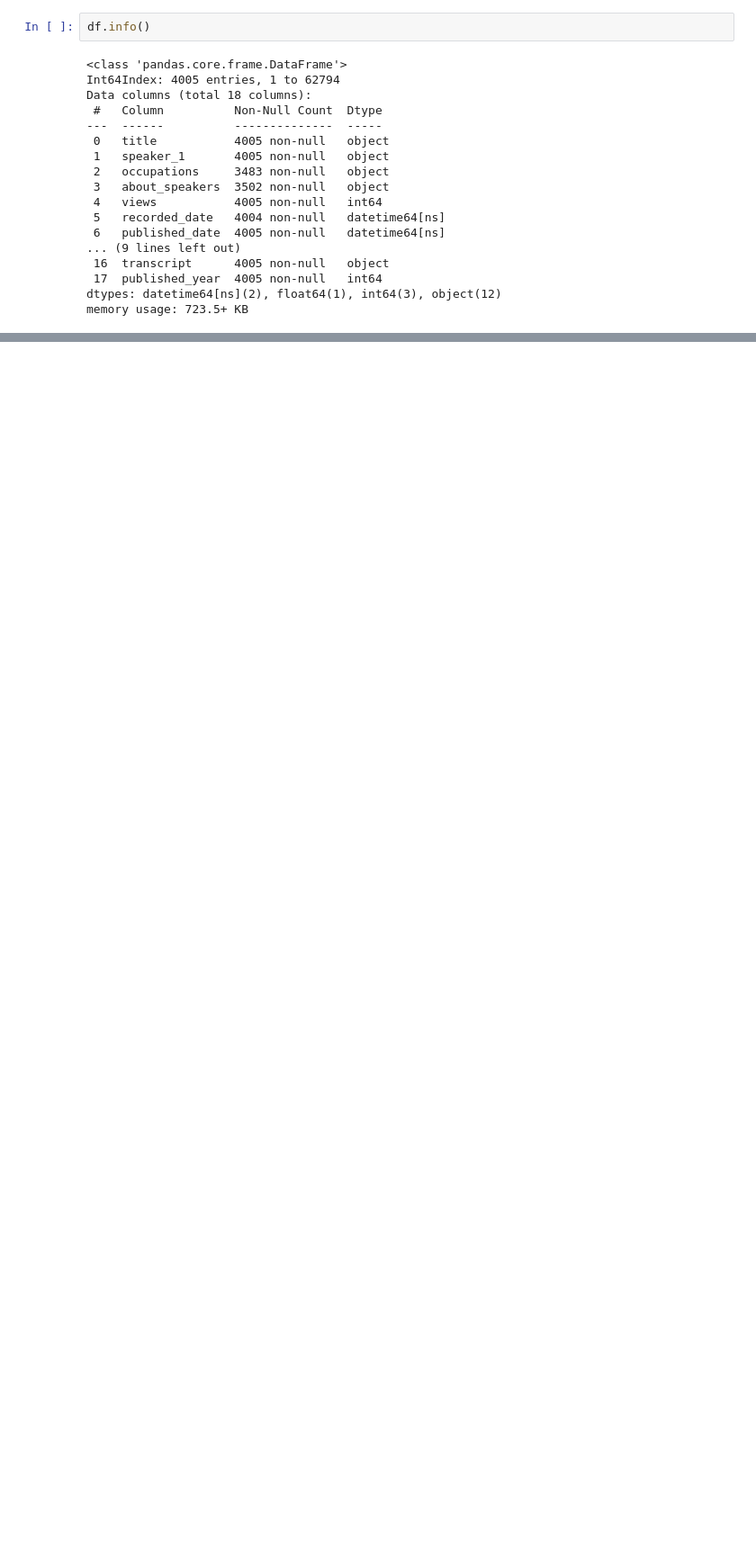
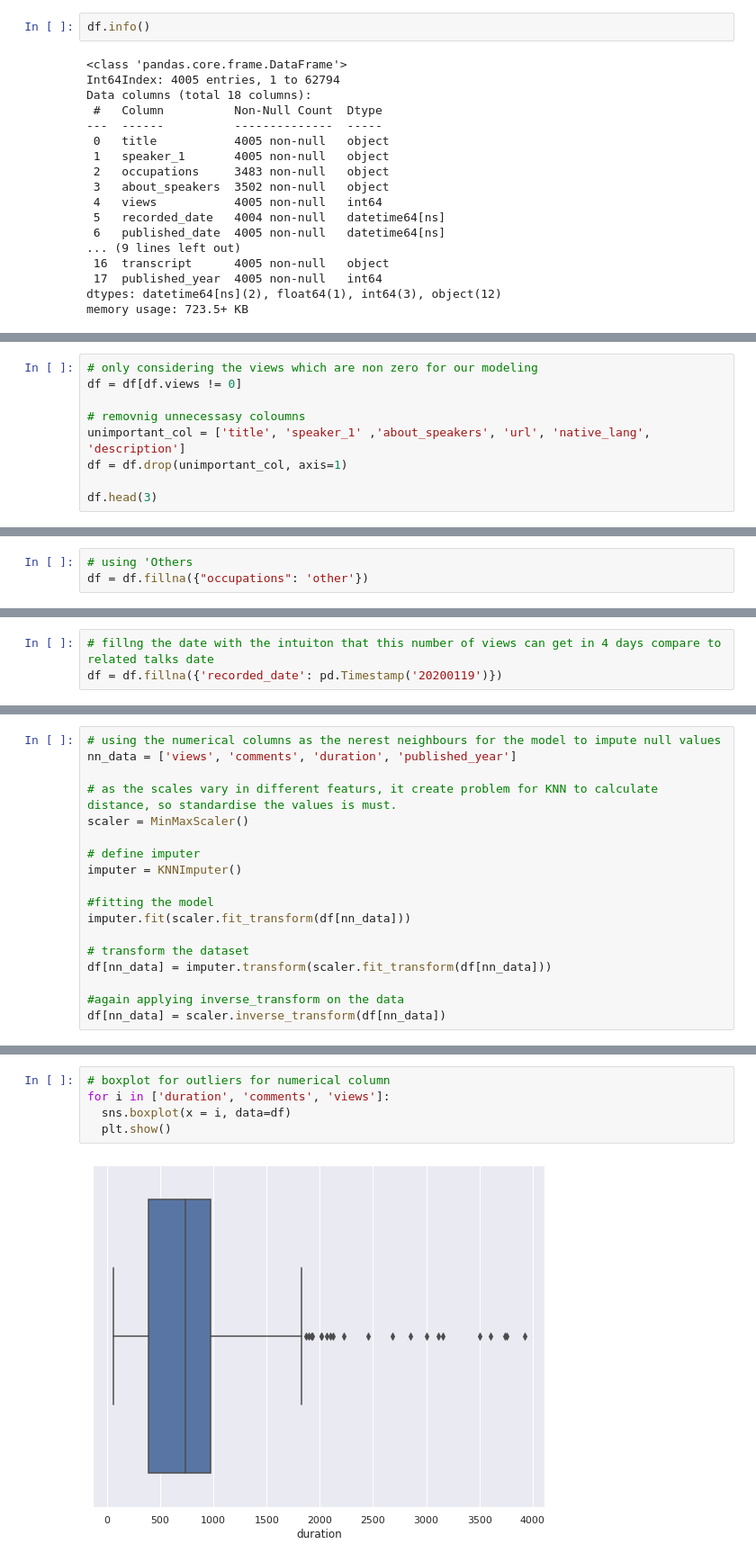
Before and after one commit to GuptaRitik/Ted-talk-views-prediction, a Jupyter notebook: TEDx_talks_views_pred.ipynb, the cells around one changed output, grey strips where cells are left out. Shown at 90% size. Cells and saved outputs as stored; diff of their text form; blank space fills up the shorter version.

```diff
--- a/TEDx_talks_views_pred.ipynb
+++ b/TEDx_talks_views_pred.ipynb
@@ -555,0 +507,9 @@ memory usage: 723.5+ KB
+# %%
+# only considering the views which are non zero for our modeling
+df = df[df.views != 0]
+
+# removnig unnecessasy coloumns
+unimportant_col = ['title', 'speaker_1' ,'about_speakers', 'url', 'native_lang', 'description']
+df = df.drop(unimportant_col, axis=1)
+
+df.head(3)
@@ -555,0 +528,3 @@ memory usage: 723.5+ KB
+# %%
+# using 'Others
+df = df.fillna({"occupations": 'other'})
@@ -555,0 +548,3 @@ memory usage: 723.5+ KB
+# %%
+# fillng the date with the intuiton that this number of views can get in 4 days compare to related talks date
+df = df.fillna({'recorded_date': pd.Timestamp('20200119')})
@@ -555,0 +553,18 @@ memory usage: 723.5+ KB
+# %%
+# using the numerical columns as the nerest neighbours for the model to impute null values
+nn_data = ['views', 'comments', 'duration', 'published_year']
+
+# as the scales vary in different featurs, it create problem for KNN to calculate distance, so standardise the values is must.
+scaler = MinMaxScaler()
+
+# define imputer
+imputer = KNNImputer()
+
+#fitting the model
+imputer.fit(scaler.fit_transform(df[nn_data]))
+
+# transform the dataset
+df[nn_data] = imputer.transform(scaler.fit_transform(df[nn_data]))
+
+#again applying inverse_transform on the data
+df[nn_data] = scaler.inverse_transform(df[nn_data])
@@ -555,0 +595,7 @@ memory usage: 723.5+ KB
+# %%
+# boxplot for outliers for numerical column
+for i in ['duration', 'comments', 'views']:
+  sns.boxplot(x = i, data=df)
+  plt.show()
+# %% [output]
+[figure, added]
```
Also changed, not shown: parts of 50 cells of this notebook.
